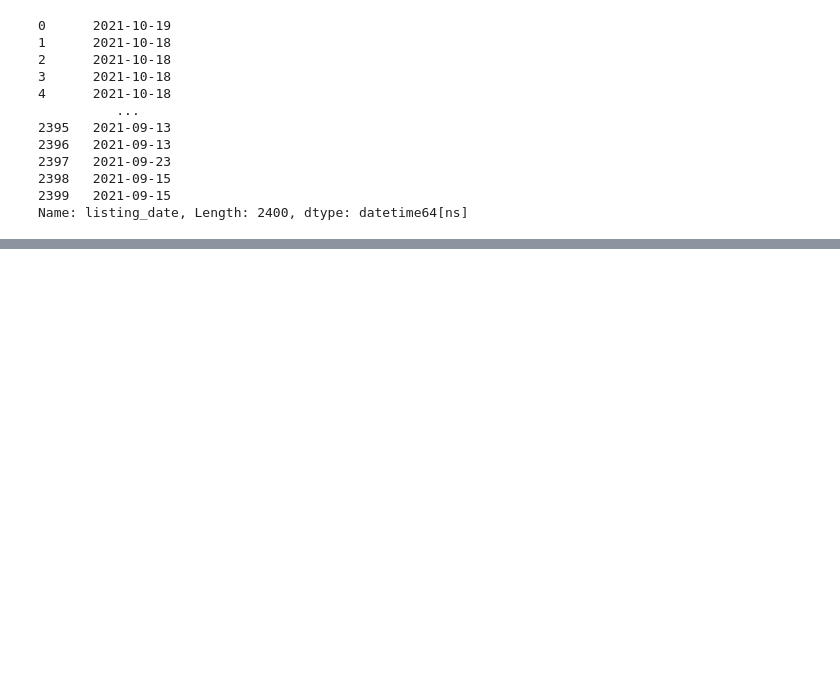
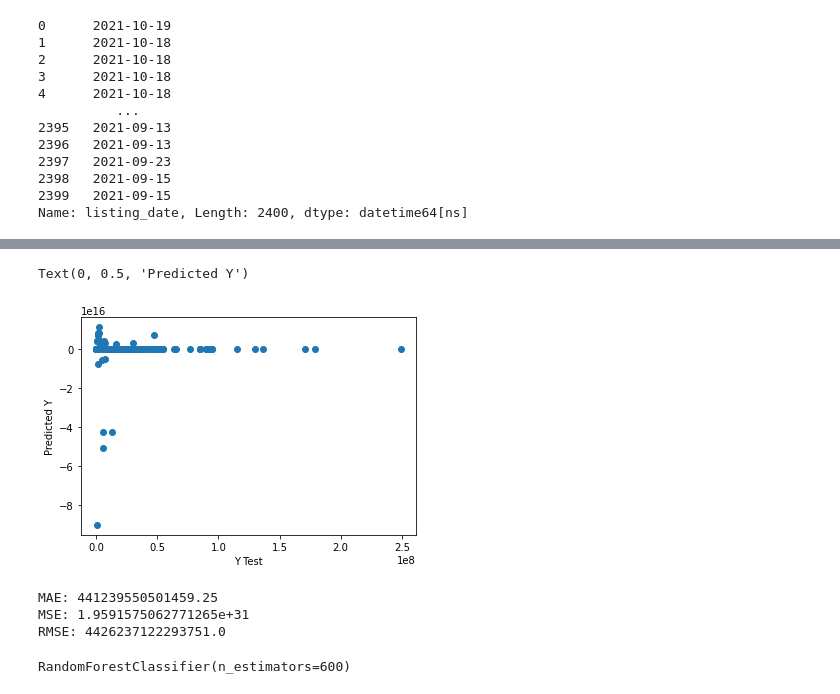
Before and after one commit to Panasak/Thailand_House_Prices_Predictor, a Jupyter notebook: model_building/model_building.ipynb, the cells around one changed output, grey strips where cells are left out. Saved outputs shown, nothing was run; the diff lists cells and outputs as text; code cells hidden in the pictures; blank space fills up the shorter version.

Commit message:
linear regression and rfc

```diff
--- a/model_building/model_building.ipynb
+++ b/model_building/model_building.ipynb
@@ -93,5 +129,5 @@ def fill_in_area(areas, beds):
     else:
         return areas
 # %%
-df.apply(lambda x: fill_in_area(x['areas'], x['beds']), axis=1)
+df['areas'] = df.apply(lambda x: fill_in_area(x['areas'], x['beds']), axis=1)
 # %% [output]
@@ -118,0 +139,2 @@ Name: areas, dtype: float64
+# %%
+df['listing_date'] = df['listing_date'].map(dt.datetime.toordinal)
@@ -123,5 +151,3 @@ y = df['prices']
 X = df.drop('prices', axis = 1)
 # %%
 X_train, X_test, y_train, y_test = train_test_split(X, y, test_size=0.33, random_state=42)
-# %%
-X_train['listing_date'] = X_train['listing_date'].map(dt.datetime.toordinal)
@@ -164,0 +164,20 @@ ValueError: Input contains NaN, infinity or a value too large for dtype('float64
+# %%
+predictions = linear_model.predict(X_test)
+# %%
+plt.scatter(y_test,predictions)
+plt.xlabel('Y Test')
+plt.ylabel('Predicted Y')
+# %% [output]
+Text(0, 0.5, 'Predicted Y')
+[figure, added]
+# %%
+# calculate these metrics by hand!
+from sklearn import metrics
+
+print('MAE:', metrics.mean_absolute_error(y_test, predictions))
+print('MSE:', metrics.mean_squared_error(y_test, predictions))
+print('RMSE:', np.sqrt(metrics.mean_squared_error(y_test, predictions)))
+# %% [output]
+MAE: 441239550501459.25
+MSE: 1.9591575062771265e+31
+RMSE: 4426237122293751.0
@@ -168,0 +193,4 @@ ValueError: Input contains NaN, infinity or a value too large for dtype('float64
+# %%
+rfc.fit(X_train,y_train)
+# %% [output]
+RandomForestClassifier(n_estimators=600)
```
Also changed, not shown: parts of 21 cells of this notebook.
